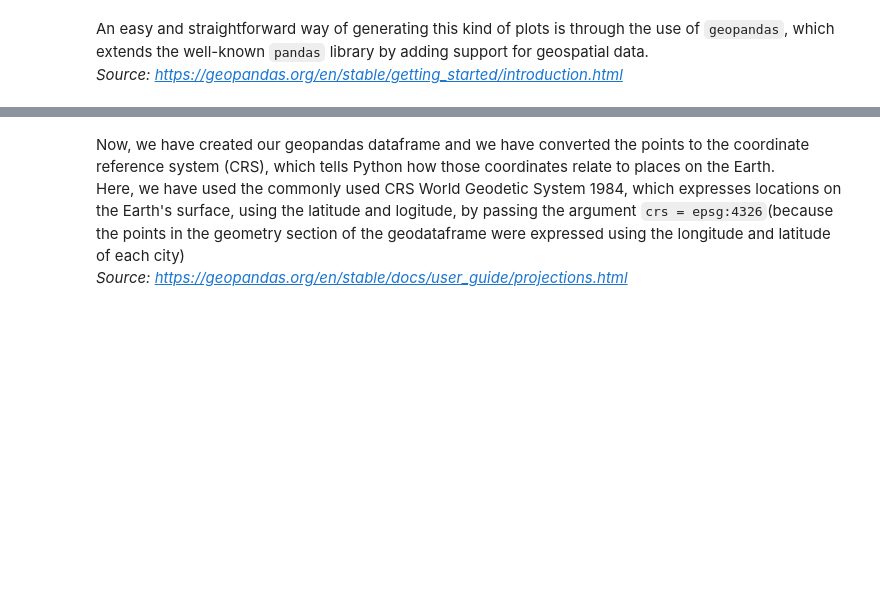
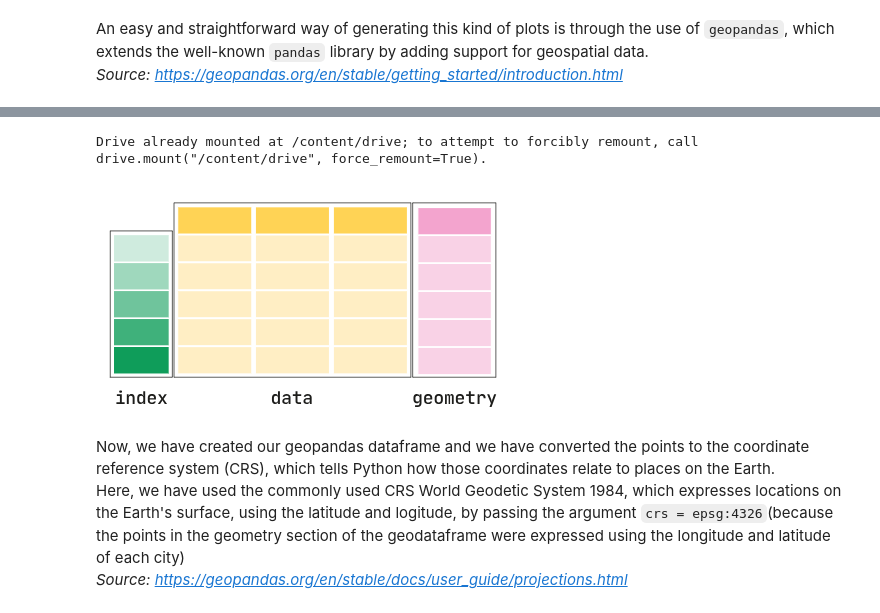
Before and after one commit to christivl/Rain-UK, a Jupyter notebook: 3_Colourmaps_and_animated_plots.ipynb, the cells around one changed output, grey strips where cells are left out. Cells and saved outputs as stored; diff of their text form; code cells hidden in the pictures; blank space fills up the shorter version.

```diff
--- a/3_Colourmaps_and_animated_plots.ipynb
+++ b/3_Colourmaps_and_animated_plots.ipynb
@@ -361,2 +383,14 @@ We will start by converting our dataframe to a geopandas dataframe, by adding a
+# %%
+# Upload image from Google Drive
+drive.mount('/content/drive')
+
+# Path
+img_path = '/content/drive/My Drive/Colab Notebooks/geodf.png'
+
+# Display image
+display(Image(filename=img_path))
+# %% [output]
+Drive already mounted at /content/drive; to attempt to forcibly remount, call drive.mount("/content/drive", force_remount=True).
+[figure, added]
 # %%
 # Read in coordinates for each city
```
Also changed, not shown: parts of 10 cells of this notebook.
